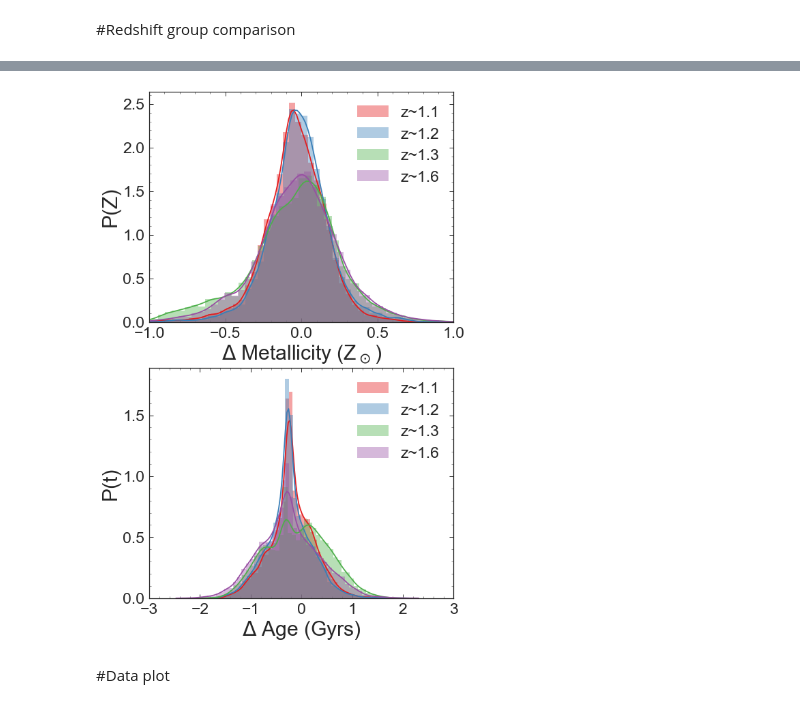
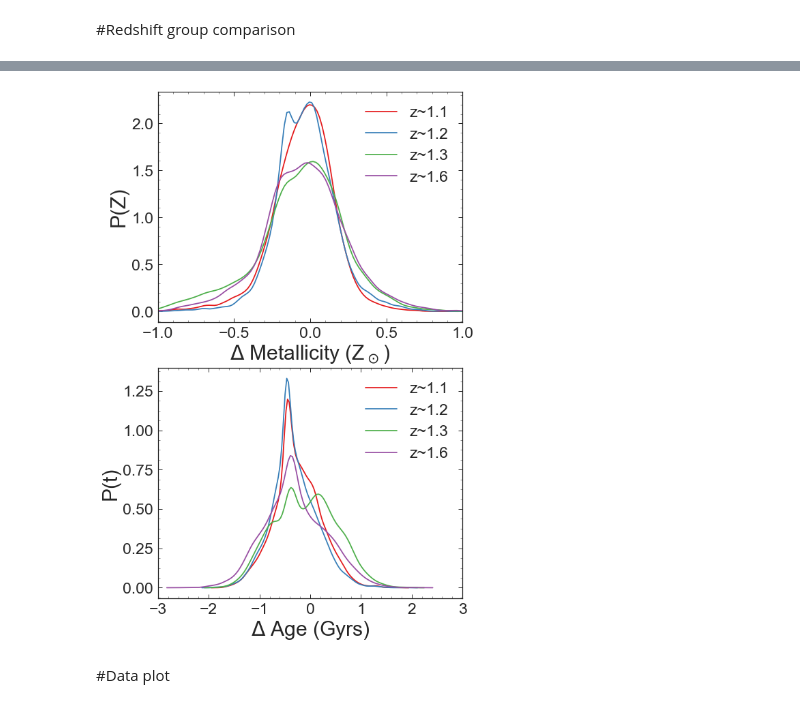
Before and after one commit to Vince-ec/Quiescent_analysis, a Jupyter notebook: scripts/important_plots.ipynb, the cells around one changed output, grey strips where cells are left out. Drawn from its saved outputs; the diff is of its cells as text; code cells hidden in the pictures.

Commit message:
sep 4-added plots

```diff
--- a/scripts/important_plots.ipynb
+++ b/scripts/important_plots.ipynb
@@ -917,26 +889,26 @@ PZl, PZm, PZh, PZuh = np.ones([4,len(metal)])
 PTl, PTm, PTh, PTuh = np.ones([4,len(age)])
 
 for i in lzDB.index:
-    z, pz = np.load('../chidat/%s_79-114_Z_pos_ff.npy' % lzDB['gids'][i])
-    t, pt = np.load('../chidat/%s_79-114_t_pos_ff.npy' % lzDB['gids'][i])
+    z, pz = np.load('../chidat/%s_dtau_Z_pos_lwa.npy' % lzDB['gids'][i])
+    t, pt = np.load('../chidat/%s_dtau_t_pos_lwa.npy' % lzDB['gids'][i])
     PZl = PZl * pz
     PTl = PTl * pt
 
 for i in mzDB.index:
-    z, pz = np.load('../chidat/%s_79-114_Z_pos_ff.npy' % mzDB['gids'][i])
-    t, pt = np.load('../chidat/%s_79-114_t_pos_ff.npy' % mzDB['gids'][i])
+    z, pz = np.load('../chidat/%s_dtau_Z_pos_lwa.npy' % mzDB['gids'][i])
+    t, pt = np.load('../chidat/%s_dtau_t_pos_lwa.npy' % mzDB['gids'][i])
     PZm = PZm * pz
     PTm = PTm * pt
 
 for i in hzDB.index:
-    z, pz = np.load('../chidat/%s_79-114_Z_pos_ff.npy' % hzDB['gids'][i])
-    t, pt = np.load('../chidat/%s_79-114_t_pos_ff.npy' % hzDB['gids'][i])
+    z, pz = np.load('../chidat/%s_dtau_Z_pos_lwa.npy' % hzDB['gids'][i])
+    t, pt = np.load('../chidat/%s_dtau_t_pos_lwa.npy' % hzDB['gids'][i])
     PZh = PZh * pz
     PTh = PTh * pt
 
 for i in uhzDB.index:
-    z, pz = np.load('../chidat/%s_79-114_Z_pos_ff.npy' % uhzDB['gids'][i])
-    t, pt = np.load('../chidat/%s_79-114_t_pos_ff.npy' % uhzDB['gids'][i])
+    z, pz = np.load('../chidat/%s_dtau_Z_pos_lwa.npy' % uhzDB['gids'][i])
+    t, pt = np.load('../chidat/%s_dtau_t_pos_lwa.npy' % uhzDB['gids'][i])
     PZuh = PZuh * pz
     PTuh = PTuh * pt
 
@@ -960,19 +932,19 @@ tmeduh, tler, ther = Median_w_Error(PTuh, age)
 
 lzstack = Stack(lzDB['gids'].values,lzDB['hi_res_specz'].values,np.arange(3400,5300,10),np.arange(3950,5200,1))
 lzstack.Stack_normwmean()
-lzstack.Stack_normwmean_model(Zmedl,tmedl,tau,bftau=8.48)
+lzstack.Stack_normwmean_model(Zmedl,tmedl,tau,bftau=0)
 
 mzstack = Stack(mzDB['gids'].values,mzDB['hi_res_specz'].values,np.arange(3400,5300,10),np.arange(3650,4950,1))
 mzstack.Stack_normwmean()
-mzstack.Stack_normwmean_model(Zmedm,tmedm,tau,bftau=8.78)
+mzstack.Stack_normwmean_model(Zmedm,tmedm,tau,bftau=8.0)
 
 hzstack = Stack(hzDB['gids'].values,hzDB['hi_res_specz'].values,np.arange(3400,5300,10),np.arange(3450,4550,1))
 hzstack.Stack_normwmean()
-hzstack.Stack_normwmean_model(Zmedh,tmedh,tau,bftau=8.7)
+hzstack.Stack_normwmean_model(Zmedh,tmedh,tau,bftau=8.3)
 
 uhzstack = Stack(uhzDB['gids'].values,uhzDB['hi_res_specz'].values,np.arange(3300,5300,10),np.arange(3400,4000,1))
 uhzstack.Stack_normwmean()
-uhzstack.Stack_normwmean_model(Zmeduh,tmeduh,tau,bftau=8.6)
+uhzstack.Stack_normwmean_model(Zmeduh,tmeduh,tau,bftau=8.0)
 # %% [output]
 ../data/galaxy_flts/n16758_flt: photutils.detect_sources (detect_thresh=0.0, grow_seg=5, gauss_fwhm=2.0, ZP=0.0)
 ../data/galaxy_flts/n16758_flt: photutils.source_properties
@@ -1246,40 +1267,40 @@ for i in range(len(mp)):
 # %%
 """PLOT"""
 %matplotlib inline
 gs = gridspec.GridSpec(2,1)
 plt.figure(figsize=[8,16])
 plt.subplot(gs[0])
-sea.distplot(ms39/.019,color='#e41a1c',label='z~1.1')
-sea.distplot(mn21/.019,color='#377eb8',label='z~1.2')
-sea.distplot(ms40/.019,color='#4daf4a',label='z~1.3')
-sea.distplot(ms44/.019,color='#984ea3',label='z~1.6')
+sea.distplot(ms39/.019,color='#e41a1c',hist=False,label='z~1.1')
+sea.distplot(mn21/.019,color='#377eb8',hist=False,label='z~1.2')
+sea.distplot(ms40/.019,color='#4daf4a',hist=False,label='z~1.3')
+sea.distplot(ms44/.019,color='#984ea3',hist=False,label='z~1.6')
 plt.xlabel('$\Delta$ Metallicity (Z$_\odot$)',fontsize = 30)
 plt.ylabel('P(Z)',fontsize = 30)
 plt.tick_params(axis='both', which='major', labelsize=23)
 plt.gcf().subplots_adjust(bottom=0.235)
 plt.legend(fontsize=23)
 plt.xlim(-1,1)
 # plt.show()
 # plt.savefig('../plots/groups_Z.png')
 # plt.close()
 
 # plt.figure(figsize=[8,8])
 plt.subplot(gs[1])
-sea.distplot(as39,color='#e41a1c',label='z~1.1')
-sea.distplot(an21,color='#377eb8',label='z~1.2')
-sea.distplot(as40,color='#4daf4a',label='z~1.3')
-sea.distplot(as44,color='#984ea3',label='z~1.6')
+sea.distplot(as39,color='#e41a1c',hist=False,label='z~1.1')
+sea.distplot(an21,color='#377eb8',hist=False,label='z~1.2')
+sea.distplot(as40,color='#4daf4a',hist=False,label='z~1.3')
+sea.distplot(as44,color='#984ea3',hist=False,label='z~1.6')
 plt.xlabel('$\Delta$ Age (Gyrs)',fontsize = 30)
 plt.ylabel('P(t)',fontsize = 30)
 plt.tick_params(axis='both', which='major', labelsize=23)
 # plt.gcf().subplots_adjust(bottom=0.235)
 plt.legend(fontsize=23)
 plt.xlim(-3,3)
 plt.show()
 # plt.savefig('../plots/groups_Zt.pdf')
 plt.close()
 # %% [output]
-[figure, old version]
+[figure, new version]
 # %% [markdown]
 #Data plot
 # %%
```
Also changed, not shown: parts of 15 cells of this notebook, 55 other files.
